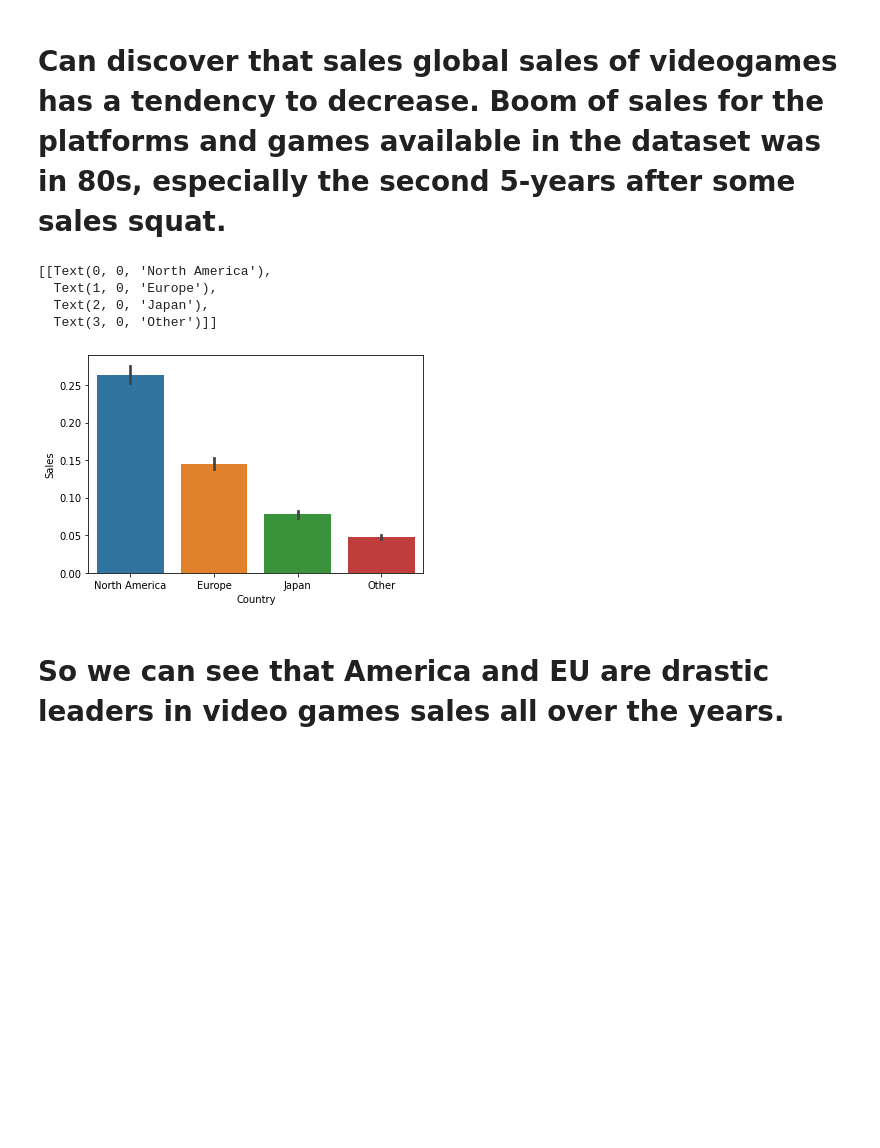
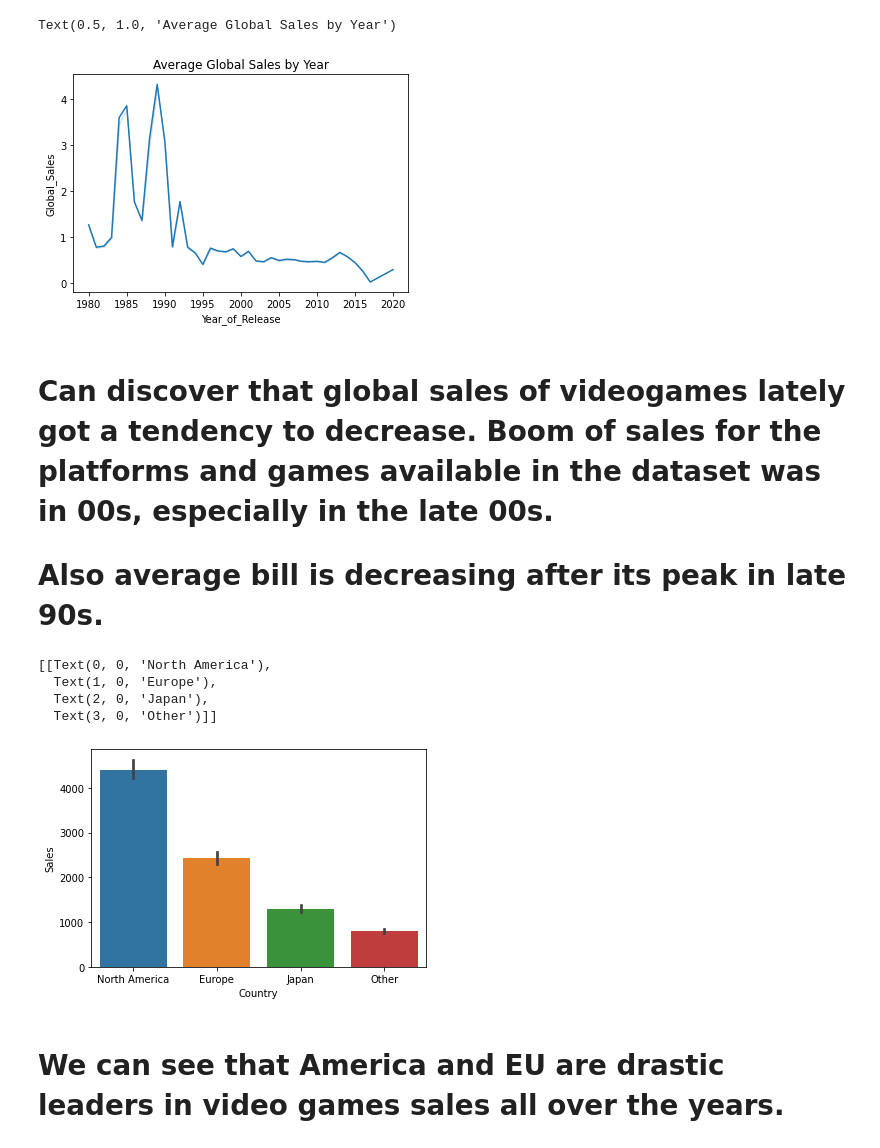
Before and after one commit to obaliuta/games_sales, a Jupyter notebook: notebook.ipynb, the cells around one changed output. Cells and saved outputs as stored; diff of their text form; code cells hidden in the pictures; blank space fills up the shorter version.

```diff
--- a/notebook.ipynb
+++ b/notebook.ipynb
@@ -78,15 +155,22 @@ Name: Global_Sales, dtype: float64
+# %%
+sns.lineplot(x='Year_of_Release', y='Global_Sales',data=sales, ci=False, estimator=np.mean)
+plt.title('Average Global Sales by Year')
+# %% [output]
+Text(0.5, 1.0, 'Average Global Sales by Year')
+[figure, added]
 # %% [markdown]
-# Can discover that sales global sales of videogames has a tendency to decrease. Boom of sales for the platforms and games available in the dataset was in 80s, especially the second 5-years after some sales squat.
+# Can discover that global sales of videogames lately got a tendency to decrease. Boom of sales for the platforms and games available in the dataset was in 00s, especially in the late 00s.
+# Also average bill is decreasing after its peak in late 90s.
 # %%
 #lets compare how the sales are split by country
 country_sales = pd.melt(sales, var_name='Country', value_vars=['NA_Sales',	'EU_Sales',	'JP_Sales',	'Other_Sales'], value_name='Sales')
-g = sns.barplot(x='Country', y='Sales', data=country_sales)
+g = sns.barplot(x='Country', y='Sales', data=country_sales, estimator=np.sum)
 g.set(xticklabels=['North America', 'Europe', 'Japan', 'Other'])
 # %% [output]
 [[Text(0, 0, 'North America'),
   Text(1, 0, 'Europe'),
   Text(2, 0, 'Japan'),
   Text(3, 0, 'Other')]]
-[figure, old version]
+[figure, new version]
 # %% [markdown]
-# So we can see that America and EU are drastic leaders in video games sales all over the years.
+# We can see that America and EU are drastic leaders in video games sales all over the years.
```
Also changed, not shown: parts of 20 cells of this notebook.
